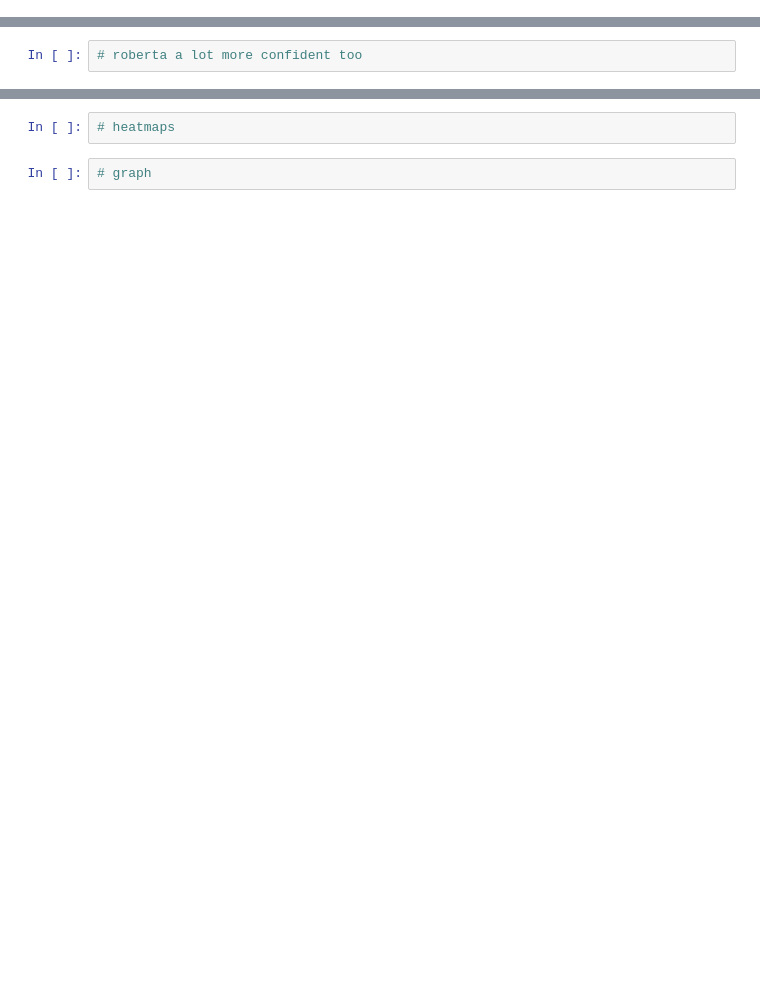
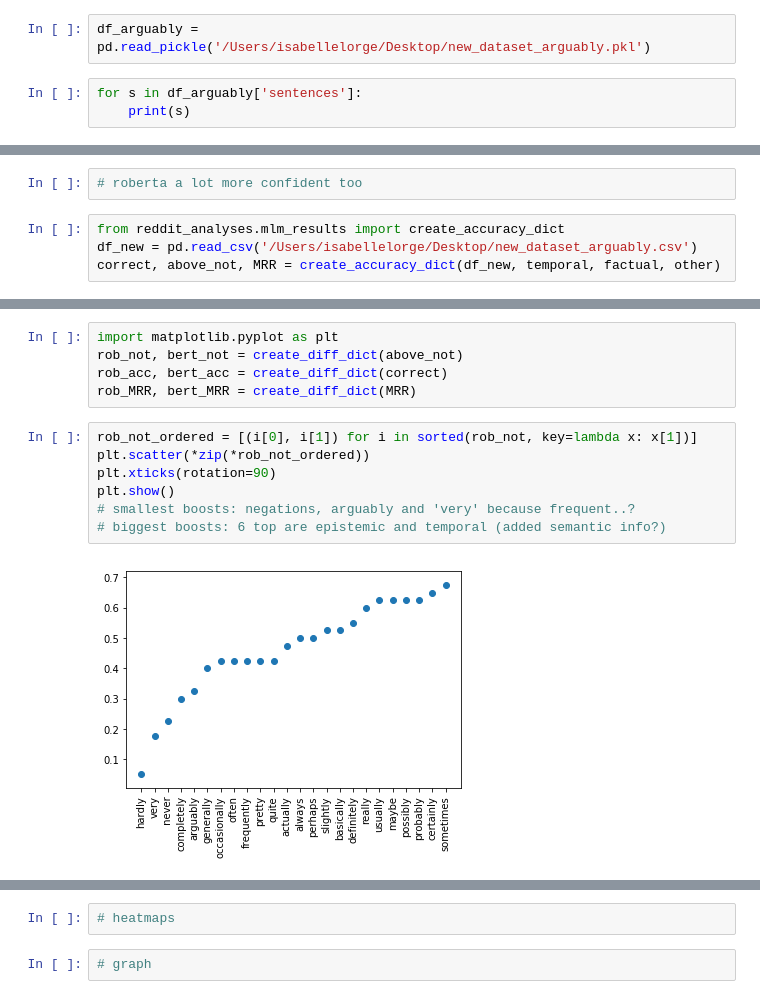
Before and after one commit to isabellelorge/reddit_project, a Jupyter notebook: notebooks/Rerun_after_swap_really.ipynb, the cells around one changed output, grey strips where cells are left out. Drawn from its saved outputs; the diff is of its cells as text; blank space fills up the shorter version.

Commit message:
last analyses

```diff
--- a/notebooks/Rerun_after_swap_really.ipynb
+++ b/notebooks/Rerun_after_swap_really.ipynb
@@ -18,0 +50,5 @@ files =  ['01', '02', '03', '04', '05', '06', '07', '09', '10', '11', '12']
+# %%
+df_arguably = pd.read_pickle('/Users/isabellelorge/Desktop/new_dataset_arguably.pkl')
+# %%
+for s in df_arguably['sentences']:
+    print(s)
@@ -115,3 +205,7 @@ GPT2 ((10, 0.0030152367), (452, 1.4930817e-05), [('but', 0.7789079), ('and', 0.0
 # df_new['contr_gpt2_neutral'] = gpt2_neutral
 # %%
 # roberta a lot more confident too
+# %%
+from reddit_analyses.mlm_results import create_accuracy_dict
+df_new = pd.read_csv('/Users/isabellelorge/Desktop/new_dataset_arguably.csv')
+correct, above_not, MRR = create_accuracy_dict(df_new, temporal, factual, other)
@@ -117,0 +285,14 @@ GPT2 ((10, 0.0030152367), (452, 1.4930817e-05), [('but', 0.7789079), ('and', 0.0
+# %%
+import matplotlib.pyplot as plt
+rob_not, bert_not = create_diff_dict(above_not)
+rob_acc, bert_acc = create_diff_dict(correct)
+rob_MRR, bert_MRR = create_diff_dict(MRR)
+# %%
+rob_not_ordered = [(i[0], i[1]) for i in sorted(rob_not, key=lambda x: x[1])]
+plt.scatter(*zip(*rob_not_ordered))
+plt.xticks(rotation=90)
+plt.show()
+# smallest boosts: negations, arguably and 'very' because frequent..?
+# biggest boosts: 6 top are epistemic and temporal (added semantic info?)
+# %% [output]
+[figure, added]
```
Also changed, not shown: parts of 158 cells of this notebook, 7 other files.
